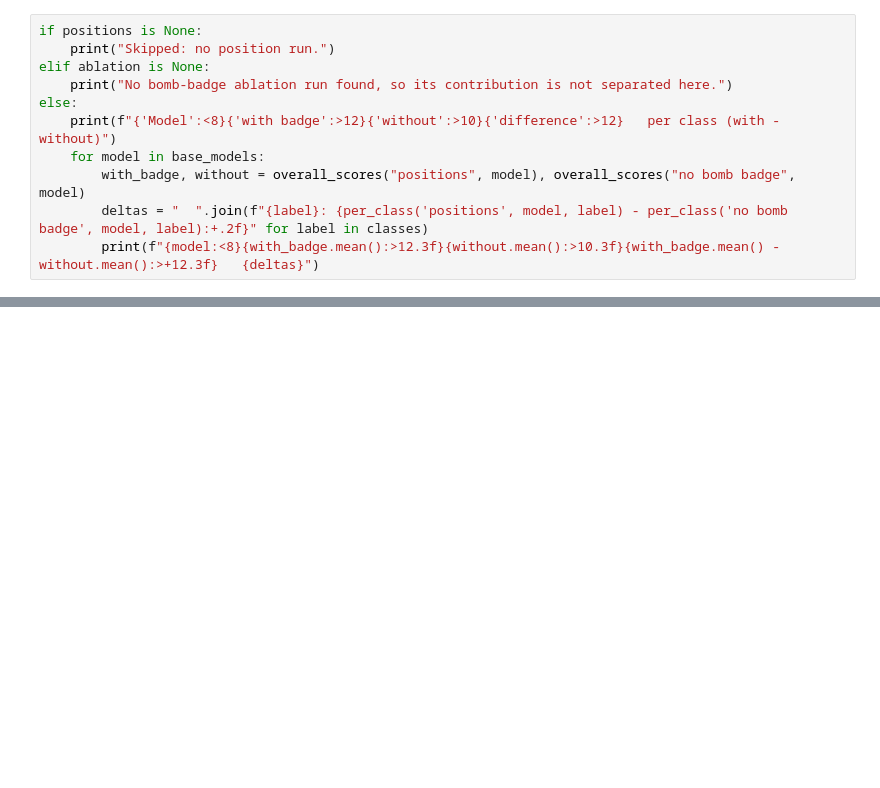
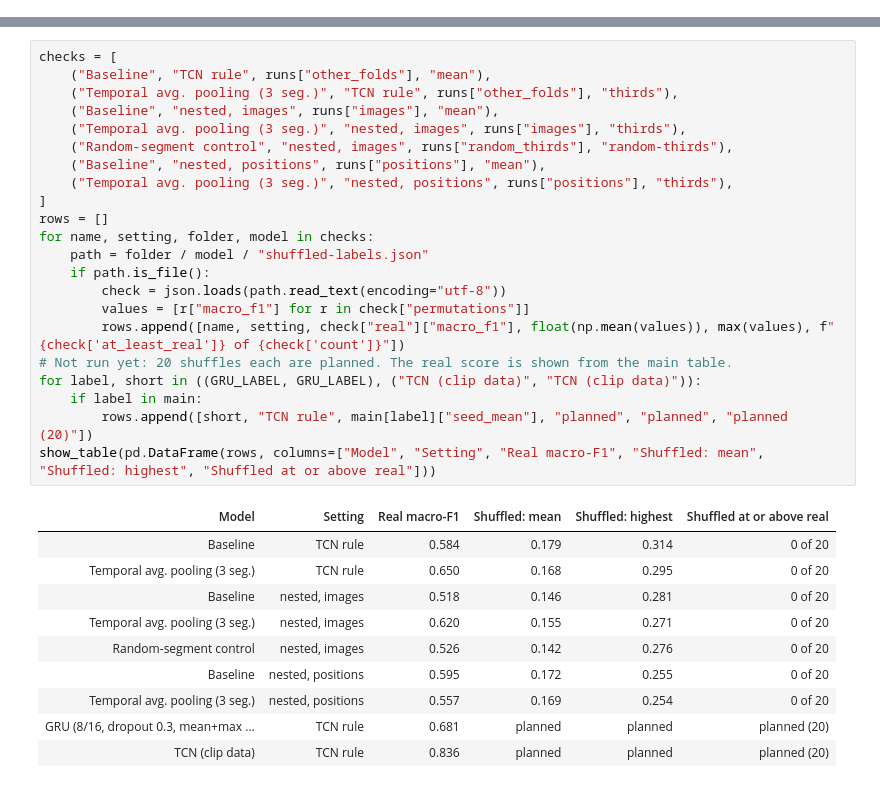
Before and after one commit to FraggyVz/CV-DL, a Jupyter notebook: notebooks/tactic-model-comparison.ipynb, the cells around one changed output, grey strips where cells are left out. Drawn from its saved outputs; the diff is of its cells as text; blank space fills up the shorter version.

```diff
--- a/notebooks/tactic-model-comparison.ipynb
+++ b/notebooks/tactic-model-comparison.ipynb
@@ -578,11 +0,0 @@ The ablation run is the same position run with the bomb-badge channel and its to
-# %%
-if positions is None:
-    print("Skipped: no position run.")
-elif ablation is None:
-    print("No bomb-badge ablation run found, so its contribution is not separated here.")
-else:
-    print(f"{'Model':<8}{'with badge':>12}{'without':>10}{'difference':>12}   per class (with - without)")
-    for model in base_models:
-        with_badge, without = overall_scores("positions", model), overall_scores("no bomb badge", model)
-        deltas = "  ".join(f"{label}: {per_class('positions', model, label) - per_class('no bomb badge', model, label):+.2f}" for label in classes)
-        print(f"{model:<8}{with_badge.mean():>12.3f}{without.mean():>10.3f}{with_badge.mean() - without.mean():>+12.3f}   {deltas}")
@@ -861,0 +490,33 @@ Small classes have very few clips. The summed confusion matrices count repeated
+# %%
+checks = [
+    ("Baseline", "TCN rule", runs["other_folds"], "mean"),
+    ("Temporal avg. pooling (3 seg.)", "TCN rule", runs["other_folds"], "thirds"),
+    ("Baseline", "nested, images", runs["images"], "mean"),
+    ("Temporal avg. pooling (3 seg.)", "nested, images", runs["images"], "thirds"),
+    ("Random-segment control", "nested, images", runs["random_thirds"], "random-thirds"),
+    ("Baseline", "nested, positions", runs["positions"], "mean"),
+    ("Temporal avg. pooling (3 seg.)", "nested, positions", runs["positions"], "thirds"),
+]
+rows = []
+for name, setting, folder, model in checks:
+    path = folder / model / "shuffled-labels.json"
+    if path.is_file():
+        check = json.loads(path.read_text(encoding="utf-8"))
+        values = [r["macro_f1"] for r in check["permutations"]]
+        rows.append([name, setting, check["real"]["macro_f1"], float(np.mean(values)), max(values), f"{check['at_least_real']} of {check['count']}"])
+# Not run yet: 20 shuffles each are planned. The real score is shown from the main table.
+for label, short in ((GRU_LABEL, GRU_LABEL), ("TCN (clip data)", "TCN (clip data)")):
+    if label in main:
+        rows.append([short, "TCN rule", main[label]["seed_mean"], "planned", "planned", "planned (20)"])
+show_table(pd.DataFrame(rows, columns=["Model", "Setting", "Real macro-F1", "Shuffled: mean", "Shuffled: highest", "Shuffled at or above real"]))
+# %% [output]
+| Model | Setting | Real macro-F1 | Shuffled: mean | Shuffled: highest | Shuffled at or above real |
+| Baseline | TCN rule | 0.584 | 0.179 | 0.314 | 0 of 20 |
+| Temporal avg. pooling (3 seg.) | TCN rule | 0.650 | 0.168 | 0.295 | 0 of 20 |
+| Baseline | nested, images | 0.518 | 0.146 | 0.281 | 0 of 20 |
+| Temporal avg. pooling (3 seg.) | nested, images | 0.620 | 0.155 | 0.271 | 0 of 20 |
+| Random-segment control | nested, images | 0.526 | 0.142 | 0.276 | 0 of 20 |
+| Baseline | nested, positions | 0.595 | 0.172 | 0.255 | 0 of 20 |
+| Temporal avg. pooling (3 seg.) | nested, positions | 0.557 | 0.169 | 0.254 | 0 of 20 |
+| GRU (8/16, dropout 0.3, mean+max ... | TCN rule | 0.681 | planned | planned | planned (20) |
+| TCN (clip data) | TCN rule | 0.836 | planned | planned | planned (20) |
```
Also changed, not shown: parts of 66 cells of this notebook, 5 other files.
